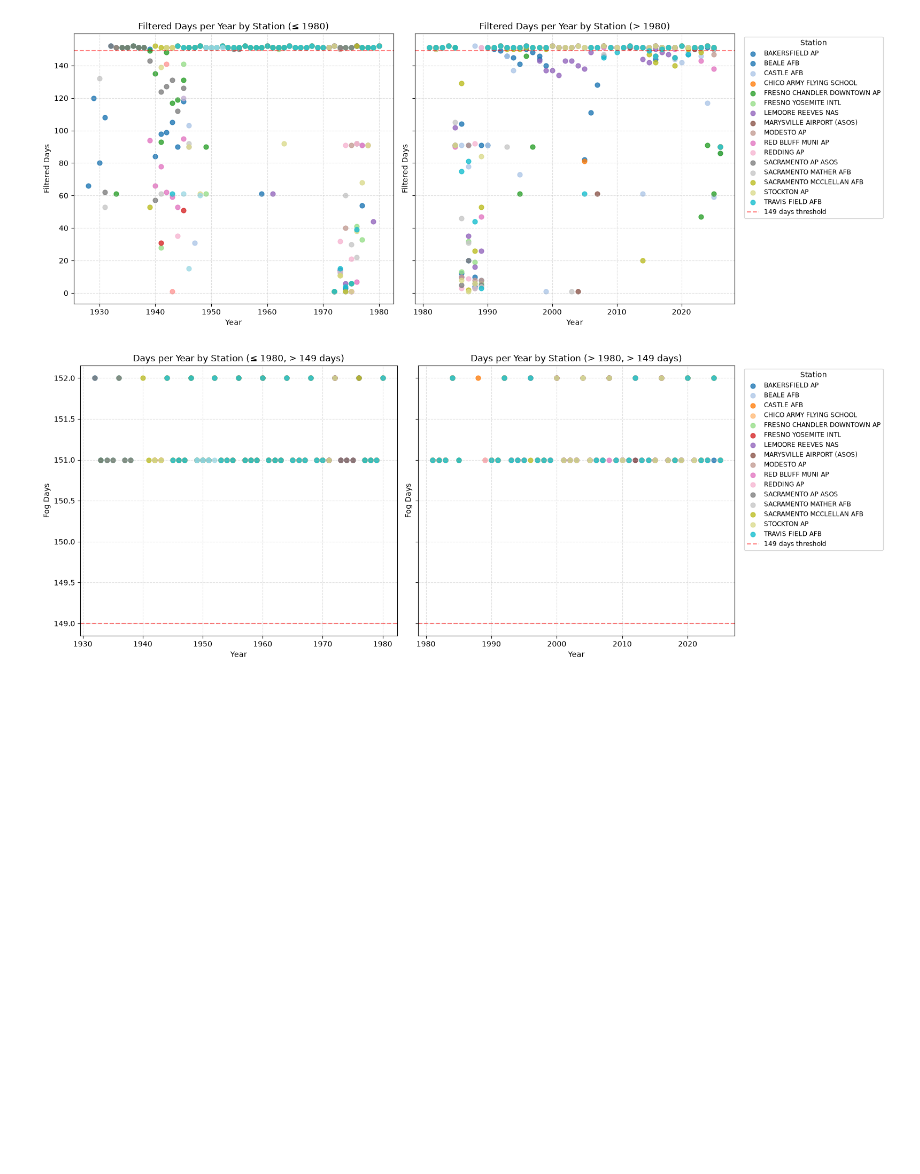
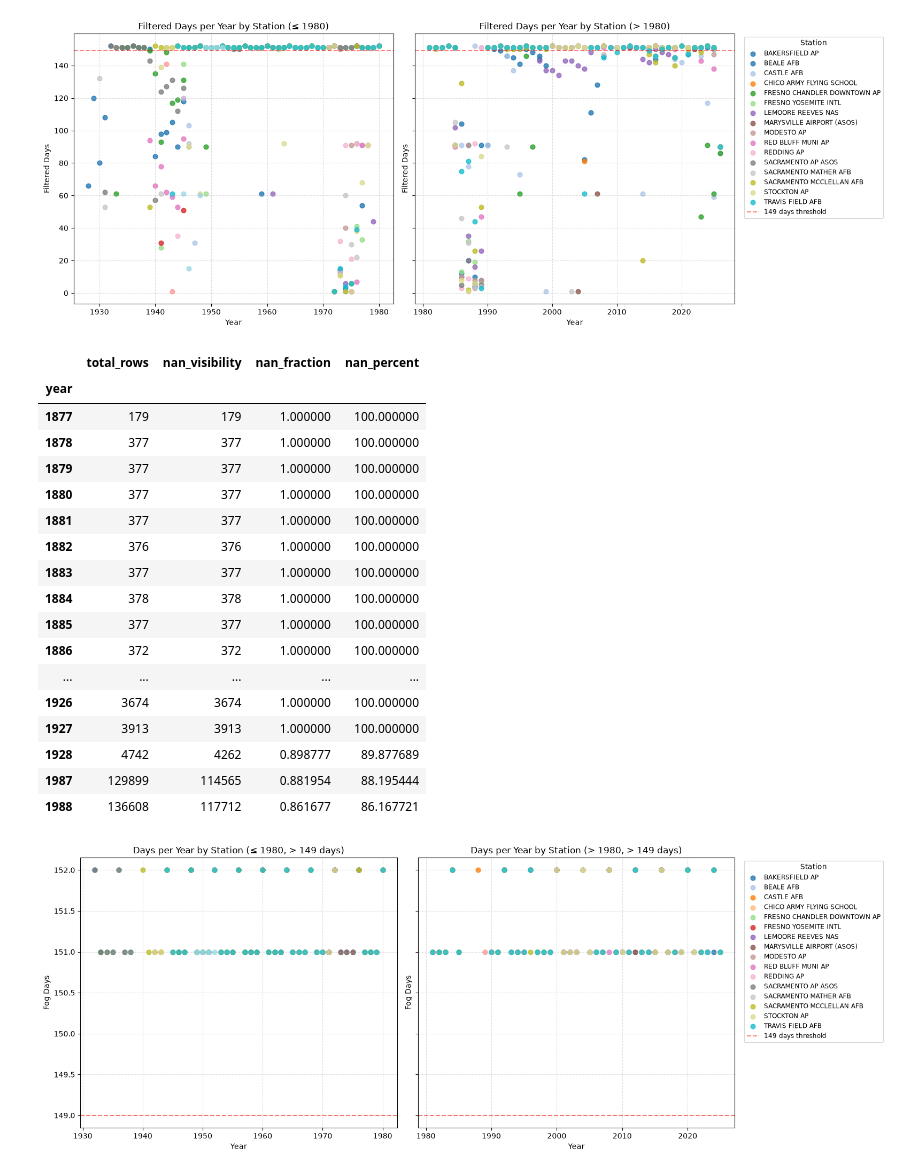
Before and after one commit to audfish/WQ2026, a Jupyter notebook: CV_Visibility_Testing_combined.ipynb, the cells around one changed output. Drawn from its saved outputs; the diff is of its cells as text; code cells hidden in the pictures; blank space fills up the shorter version.

```diff
--- a/CV_Visibility_Testing_combined.ipynb
+++ b/CV_Visibility_Testing_combined.ipynb
@@ -106,8 +217,3 @@ Rows that do NOT meet fog filter: (244334, 19)
 # CV_filtered_rows = CV_filtered_rows[~CV_filtered_rows['month'].isin([5, 6, 7, 8, 9])]
 
 # print("CV_filtered_rows after removing May-September:", CV_filtered_rows.shape)
-# %%
-# Exclude days from April through October (months 4-10) in CV_fog_rows
-CV_filtered_rows = CV_filtered_rows[~CV_filtered_rows['month'].isin([4, 5, 6, 7, 8, 9, 10])]
-
-print("CV_filtered_rows after removing April-October:", CV_filtered_rows.shape)
@@ -212,6 +316,43 @@ plt.tight_layout()
 plt.show()
 # %% [output]
 [figure]
+# %%
+# Reload the original data because CV_rows was later modified to remove NaNs
+CV_rows_raw = pd.read_csv(path, low_memory=False)
+
+nan_visibility_by_year = (
+    CV_rows_raw
+    .groupby("year")
+    .agg(
+        total_rows=("HourlyVisibility", "size"),
+        nan_visibility=("HourlyVisibility", lambda s: s.isna().sum()),
+        nan_fraction=("HourlyVisibility", lambda s: s.isna().mean())
+    )
+    .assign(nan_percent=lambda df: df["nan_fraction"] * 100)
+    .query("nan_percent > 80")
+    .sort_index()
+)
+
+display(nan_visibility_by_year)
+# %% [output]
+|  | total_rows | nan_visibility | nan_fraction | nan_percent |
+| year |  |  |  |  |
+| 1877 | 179 | 179 | 1.000000 | 100.000000 |
+| 1878 | 377 | 377 | 1.000000 | 100.000000 |
+| 1879 | 377 | 377 | 1.000000 | 100.000000 |
+| 1880 | 377 | 377 | 1.000000 | 100.000000 |
+| 1881 | 377 | 377 | 1.000000 | 100.000000 |
+| 1882 | 376 | 376 | 1.000000 | 100.000000 |
+| 1883 | 377 | 377 | 1.000000 | 100.000000 |
+| 1884 | 378 | 378 | 1.000000 | 100.000000 |
+| 1885 | 377 | 377 | 1.000000 | 100.000000 |
+| 1886 | 372 | 372 | 1.000000 | 100.000000 |
+| ... | ... | ... | ... | ... |
+| 1926 | 3674 | 3674 | 1.000000 | 100.000000 |
+| 1927 | 3913 | 3913 | 1.000000 | 100.000000 |
+| 1928 | 4742 | 4262 | 0.898777 | 89.877689 |
+| 1987 | 129899 | 114565 | 0.881954 | 88.195444 |
+| 1988 | 136608 | 117712 | 0.861677 | 86.167721 |
 # %%
 # Remove stations with less than or only 149 days counted
 filtered_days_year_filtered = filtered_days_year[filtered_days_year['filtered_days'] > 150]
```
Also changed, not shown: parts of 11 cells of this notebook.
